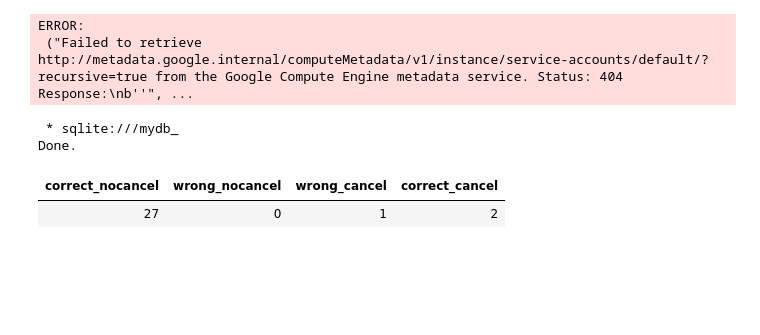
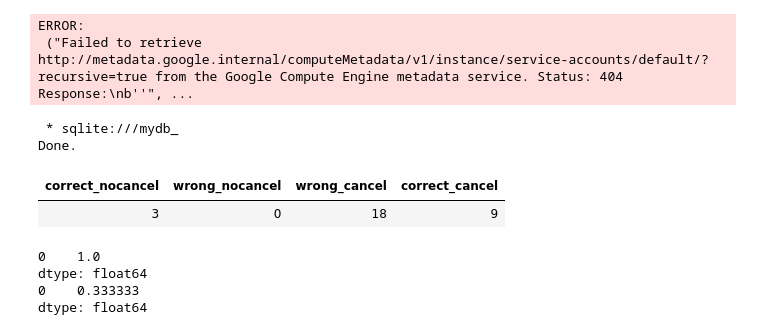
Before and after one commit to prakharsrivastava/powerbi, a Jupyter notebook: Data_Science_on_Google_Cloud_Platform_7.ipynb, the cells around one changed output. Saved outputs shown, nothing was run; the diff lists cells and outputs as text; code cells hidden in the pictures; blank space fills up the shorter version.

```diff
--- a/Data_Science_on_Google_Cloud_Platform_7.ipynb
+++ b/Data_Science_on_Google_Cloud_Platform_7.ipynb
@@ -312,24 +298,25 @@ Successfully installed google-cloud-0.34.0
 ERROR:
  ("Failed to retrieve http://metadata.google.internal/computeMetadata/v1/instance/service-accounts/default/?recursive=true from the Google Compute Engine metadata service. Status: 404 Response:\nb''", ...
 # %%
+#confusion matrix
 %%sql
 SELECT
-  SUM(case when DEP_DELAY < 16  AND arr_delay < 15  then 1 else 0 end ) AS correct_nocancel,
-  SUM(case when DEP_DELAY < 16  AND arr_delay >= 15  then 1 else 0 end ) AS wrong_nocancel,
-  SUM(case when DEP_DELAY >= 16  AND arr_delay <15  then 1 else 0 end ) AS wrong_cancel,
-  SUM(case when DEP_DELAY >= 16  AND arr_delay >= 15  then 1 else 0 end ) AS correct_cancel
+  SUM(case when DEP_DELAY < -10  AND arr_delay < 0  then 1 else 0 end ) AS correct_nocancel,
+  SUM(case when DEP_DELAY < -10  AND arr_delay >= 0  then 1 else 0 end ) AS wrong_nocancel,
+  SUM(case when DEP_DELAY >= -10  AND arr_delay <0  then 1 else 0 end ) AS wrong_cancel,
+  SUM(case when DEP_DELAY >= -10  AND arr_delay >= 0  then 1 else 0 end ) AS correct_cancel
 
 FROM (
   SELECT
     DEP_DELAY,
     ARR_DELAY
   FROM
     flights_view_
 
 
 )
 # %% [output]
  * sqlite:///mydb_
 Done.
 | correct_nocancel | wrong_nocancel | wrong_cancel | correct_cancel |
-| 27 | 0 | 1 | 2 |
+| 3 | 0 | 18 | 9 |
@@ -335,0 +344,11 @@ Done.
+# %%
+#accuracy
+print(df_eval['correct_nocancel'] /
+      (df_eval['correct_nocancel'] + df_eval['wrong_nocancel']))
+print(df_eval['correct_cancel'] /
+      (df_eval['correct_cancel'] + df_eval['wrong_cancel']))
+# %% [output]
+0    1.0
+dtype: float64
+0    0.333333
+dtype: float64
```
Also changed, not shown: parts of 11 cells of this notebook.
